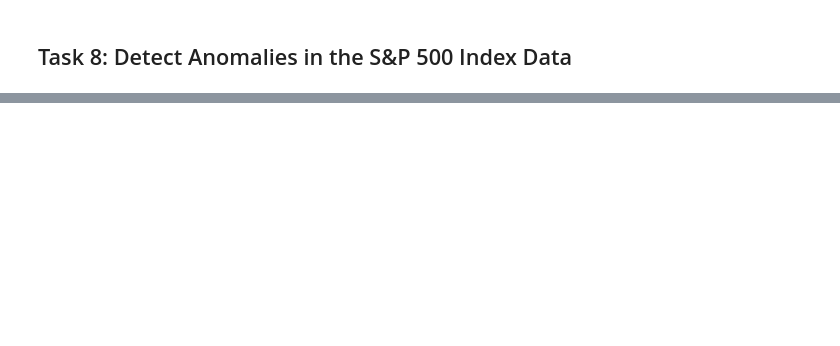
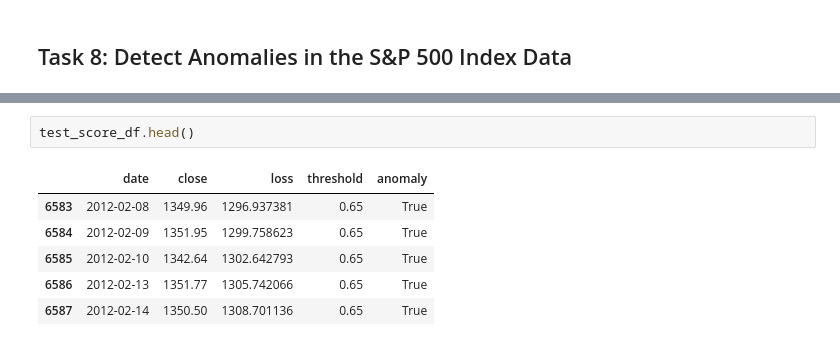
Before and after one commit to sisi0205/Anomaly-Detection-in-Time-Series-Data-with-Keras, a Jupyter notebook: Anomaly_Detection_Time_Series_Keras.ipynb, the cells around one changed output, grey strips where cells are left out. Drawn from its saved outputs; the diff is of its cells as text; blank space fills up the shorter version.

```diff
--- a/Anomaly_Detection_Time_Series_Keras.ipynb
+++ b/Anomaly_Detection_Time_Series_Keras.ipynb
@@ -138,0 +200,9 @@ _________________________________________________________________
+# %%
+test_score_df.head()
+# %% [output]
+|  | date | close | loss | threshold | anomaly |
+| 6583 | 2012-02-08 | 1349.96 | 1296.937381 | 0.65 | True |
+| 6584 | 2012-02-09 | 1351.95 | 1299.758623 | 0.65 | True |
+| 6585 | 2012-02-10 | 1342.64 | 1302.642793 | 0.65 | True |
+| 6586 | 2012-02-13 | 1351.77 | 1305.742066 | 0.65 | True |
+| 6587 | 2012-02-14 | 1350.50 | 1308.701136 | 0.65 | True |
```
Also changed, not shown: parts of 15 cells of this notebook.
